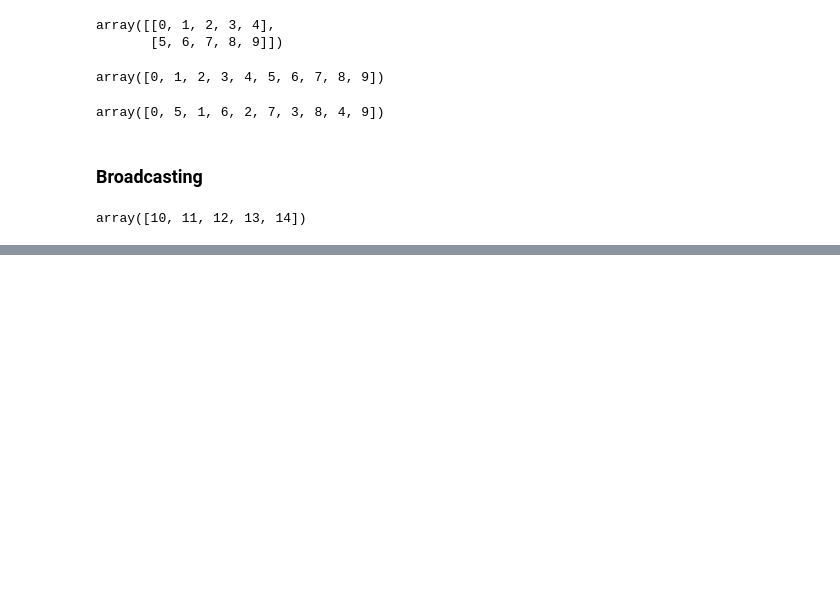
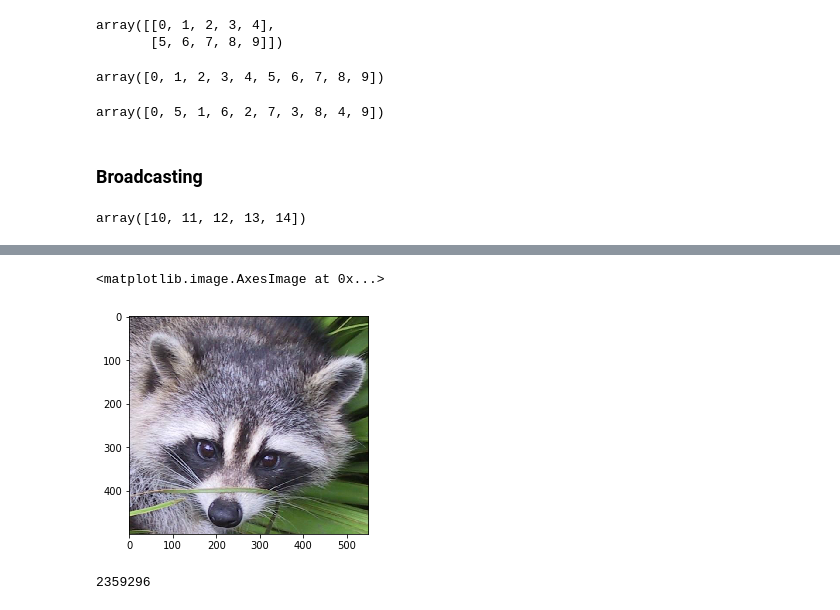
Before and after one commit to srikanthpragada/DS_06_APR_2020, a Jupyter notebook: numpy_demo.ipynb, the cells around one changed output, grey strips where cells are left out. Cells and saved outputs as stored; diff of their text form; code cells hidden in the pictures; blank space fills up the shorter version.

```diff
--- a/numpy_demo.ipynb
+++ b/numpy_demo.ipynb
@@ -518,0 +544,9 @@ array([10, 11, 12, 13, 14])
+# %%
+plt.imshow( img[:500,400:950])
+# %% [output]
+<matplotlib.image.AxesImage at 0x...>
+[figure, added]
+# %%
+img.size
+# %% [output]
+2359296
```
Also changed, not shown: parts of 13 cells of this notebook, 1 other file.
